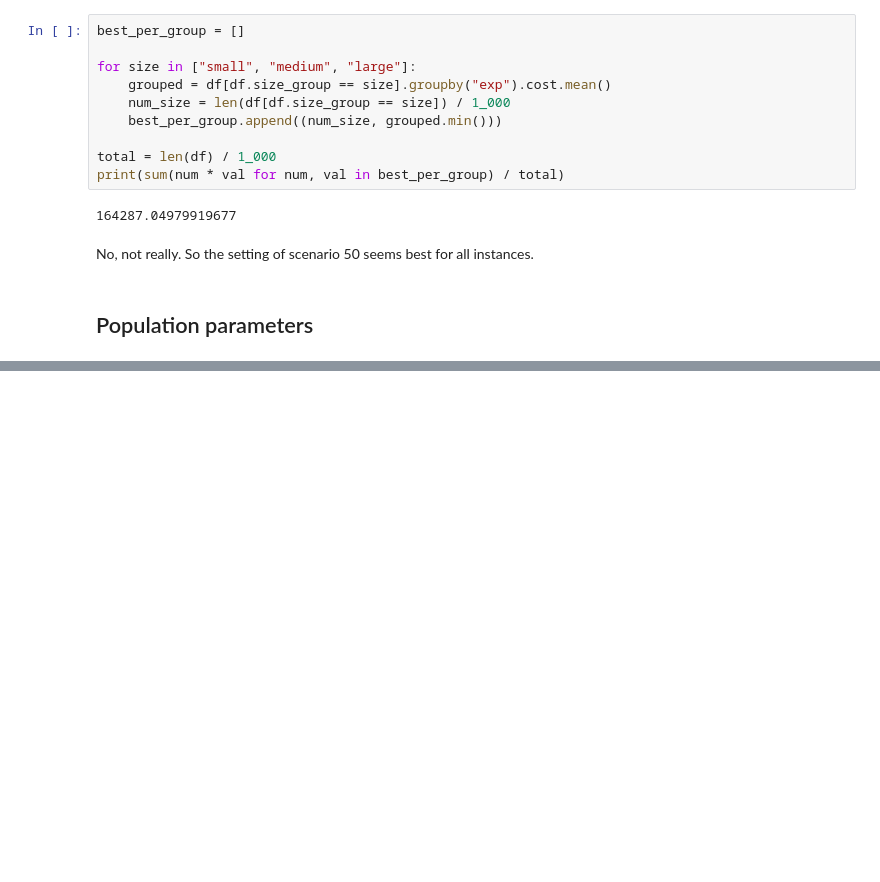
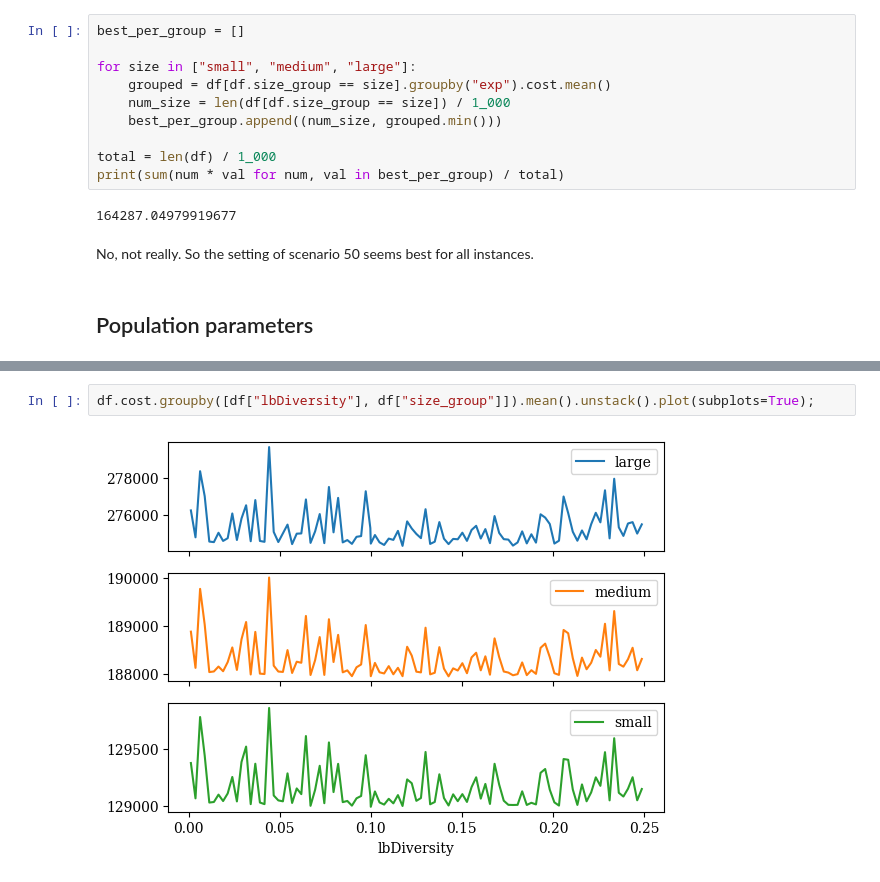
Before and after one commit to N-Wouda/Euro-NeurIPS-2022, a Jupyter notebook: notebooks/static-tuning.ipynb, the cells around one changed output, grey strips where cells are left out. Saved outputs shown, nothing was run; the diff lists cells and outputs as text; blank space fills up the shorter version.

```diff
--- a/notebooks/static-tuning.ipynb
+++ b/notebooks/static-tuning.ipynb
@@ -143,0 +178,4 @@ No, not really. So the setting of scenario 50 seems best for all instances.
+# %%
+df.cost.groupby([df["lbDiversity"], df["size_group"]]).mean().unstack().plot(subplots=True);
+# %% [output]
+[figure, added]
```
Also changed, not shown: parts of 12 cells of this notebook, 1 other file.
